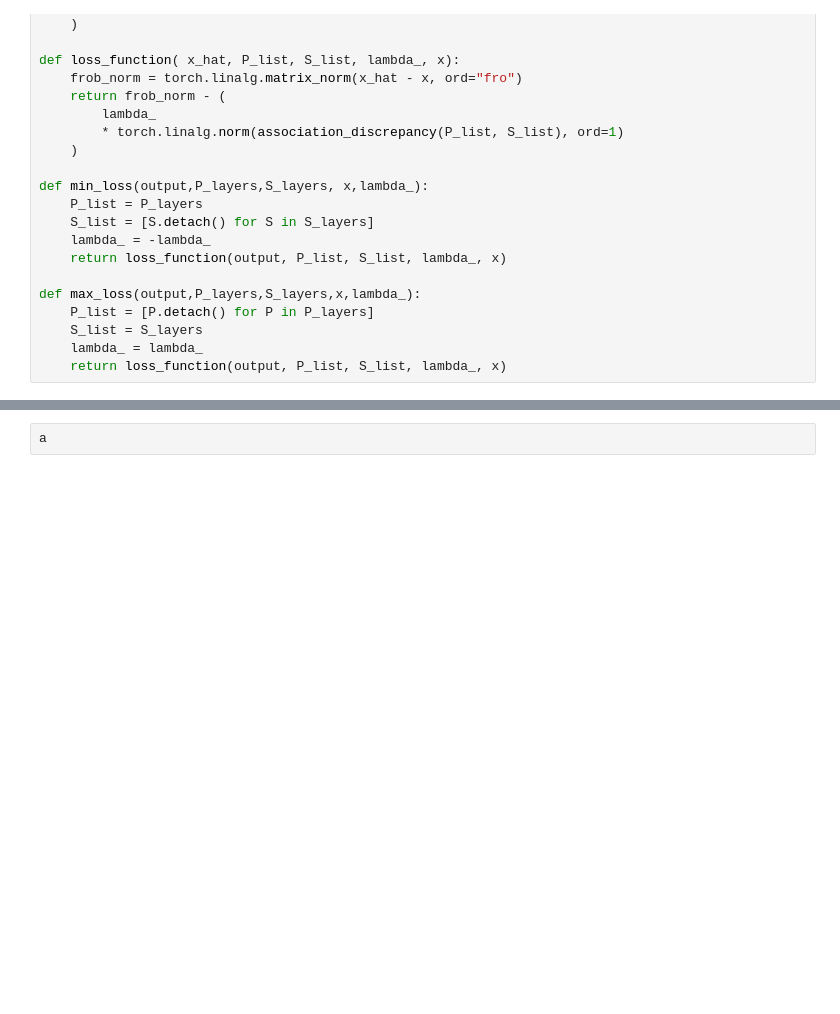
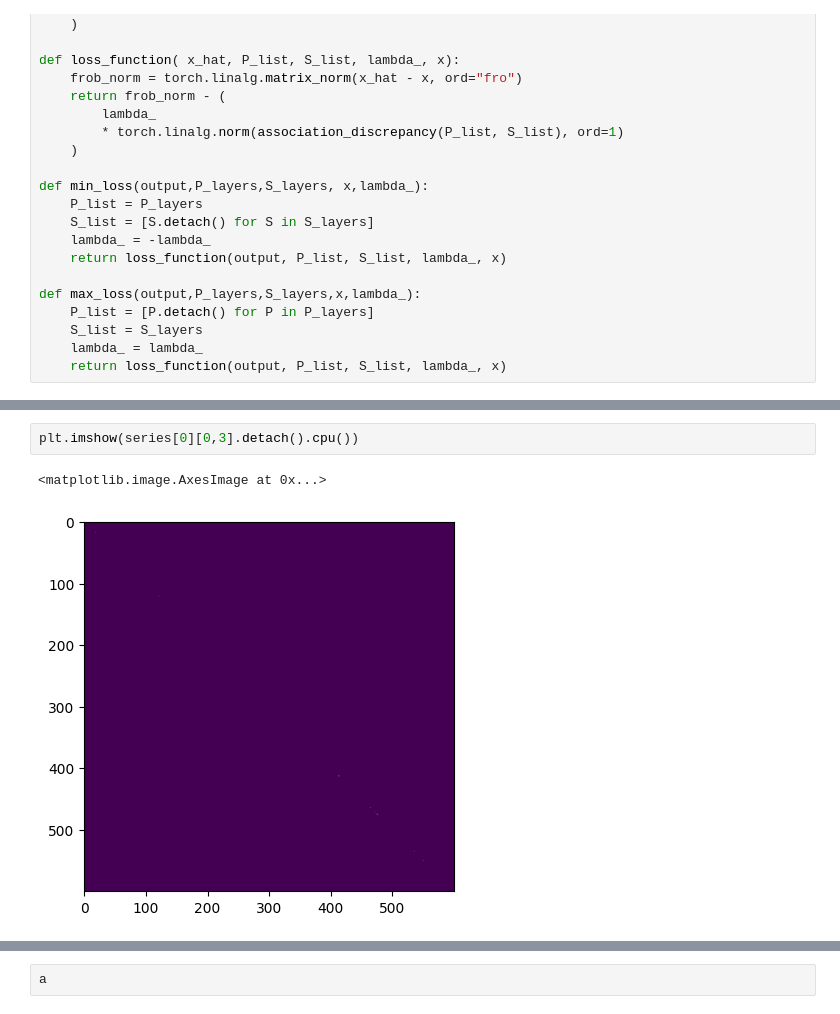
Before and after one commit to ArturoSirvent/TFM, a Jupyter notebook: 1.1-Break_pruebasTranformer/notebooks/2-Train_withMiniMax.ipynb, the cells around one changed output, grey strips where cells are left out. Saved outputs shown, nothing was run; the diff lists cells and outputs as text; blank space fills up the shorter version.

```diff
--- a/1.1-Break_pruebasTranformer/notebooks/2-Train_withMiniMax.ipynb
+++ b/1.1-Break_pruebasTranformer/notebooks/2-Train_withMiniMax.ipynb
@@ -140,2 +191,7 @@ def max_loss(output,P_layers,S_layers,x,lambda_):
+# %%
+plt.imshow(series[0][0,3].detach().cpu())
+# %% [output]
+<matplotlib.image.AxesImage at 0x...>
+[figure, added]
 # %%
 optimizer = optim.Adam(modelo.parameters(), lr=1e-3)
```
Also changed, not shown: parts of 8 cells of this notebook.
